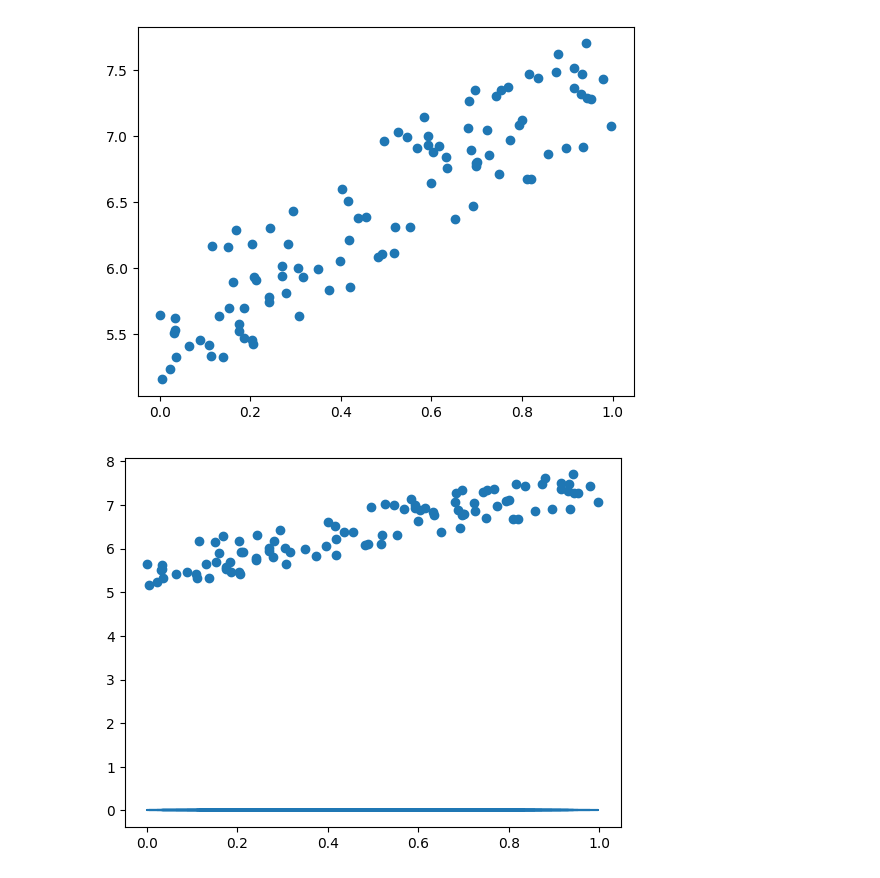
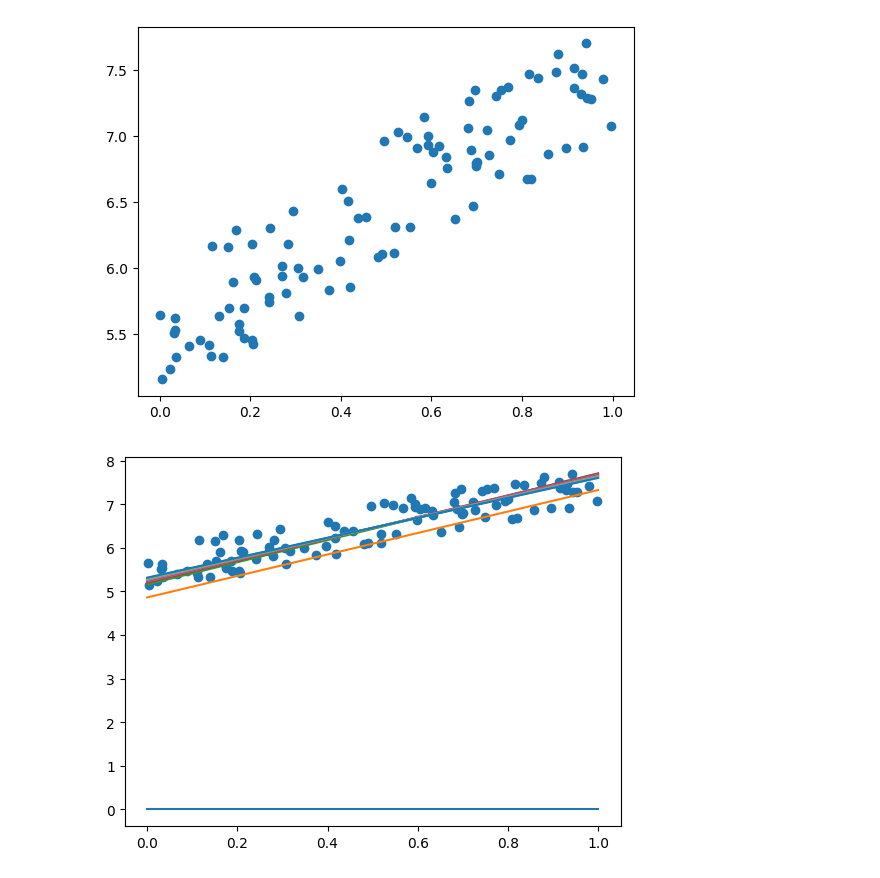
Before and after one commit to takerun0728/generative-model, a Jupyter notebook: nn.ipynb, the cells around one changed output. Drawn from its saved outputs; the diff is of its cells as text; code cells hidden in the pictures.

```diff
--- a/nn.ipynb
+++ b/nn.ipynb
@@ -96,21 +96,24 @@ def mse(x0, x1):
 # %%
 W = torch.zeros((1, 1), requires_grad=True)
 b = torch.zeros(1, requires_grad=True)
 
-iter = 1
-lr = 0.001
+iter = 109
+lr = 0.1
 
 plt.scatter(x, y)
-x_plot = [x.min().data(), x.max().data()]
+x_plot = torch.Tensor([0, 1]).reshape(2, 1)
 
 for i in range(iter):
+    if i % 10 == 0:
+        plt.plot(x_plot.detach(), predict(x_plot, W, b).detach())
+
     y_ = predict(x, W, b)
-    if i % 100 == 0:
-        plt.plot(x.data, y_.data)
-
     err = mse(y, y_)
     err.backward()
     W.data -= lr * W.grad.data
     b.data -= lr * b.grad.data
+
+    W.grad.zero_()
+    b.grad.zero_()
 # %% [output]
-[figure, old version]
+[figure, new version]
```
Also changed, not shown: 3 other files.
